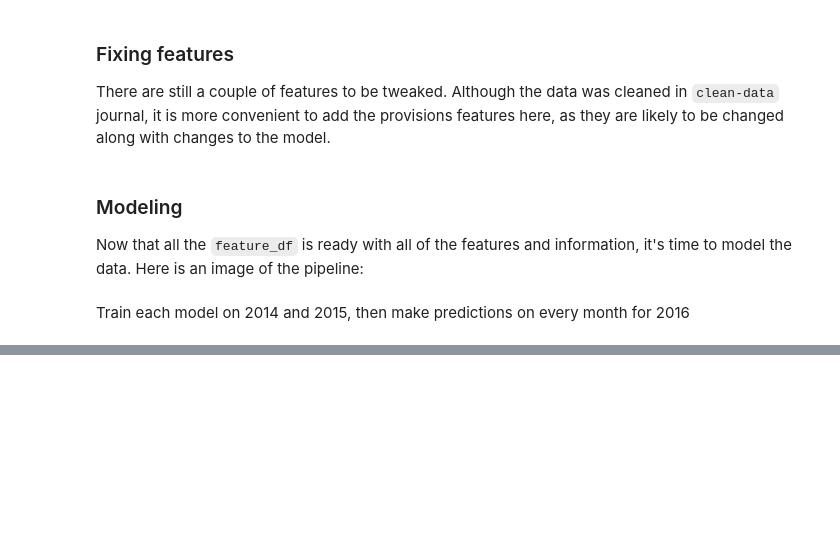
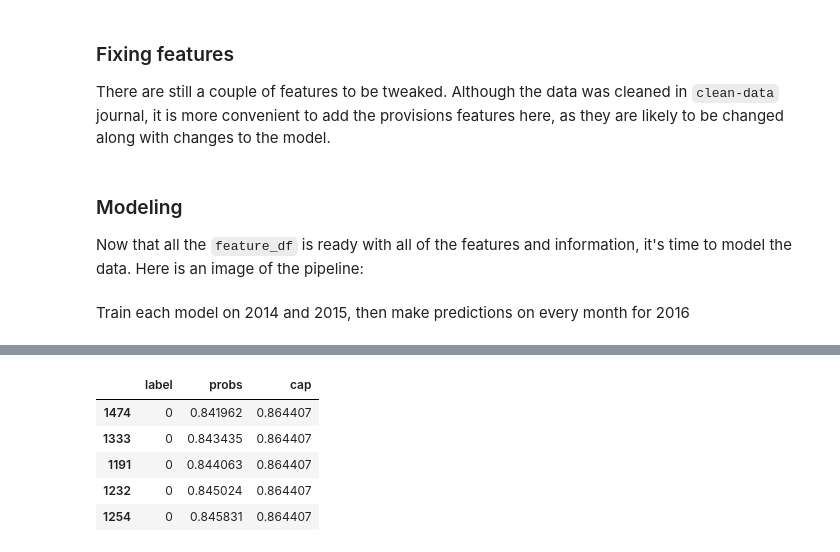
Before and after one commit to jonathanshuai/springboard-capstone1, a Jupyter notebook: modeling.ipynb, the cells around one changed output, grey strips where cells are left out. Drawn from its saved outputs; the diff is of its cells as text; code cells hidden in the pictures; blank space fills up the shorter version.

```diff
--- a/modeling.ipynb
+++ b/modeling.ipynb
@@ -352,0 +389,14 @@ importances_df.sort_values('XGBoost')
+# %%
+probs = testing_history_probs['XGBoost']
+cap_df = pd.DataFrame(truth)
+cap_df['probs'] = probs
+cap_df = cap_df.sort_values('probs')
+cap_df['cap'] = cap_df['label'].cumsum() / cap_df['label'].sum()
+cap_df.head(258).tail(5)
+# %% [output]
+|  | label | probs | cap |
+| 1474 | 0 | 0.841962 | 0.864407 |
+| 1333 | 0 | 0.843435 | 0.864407 |
+| 1191 | 0 | 0.844063 | 0.864407 |
+| 1232 | 0 | 0.845024 | 0.864407 |
+| 1254 | 0 | 0.845831 | 0.864407 |
```
Also changed, not shown: parts of 7 cells of this notebook, 5 other files.
